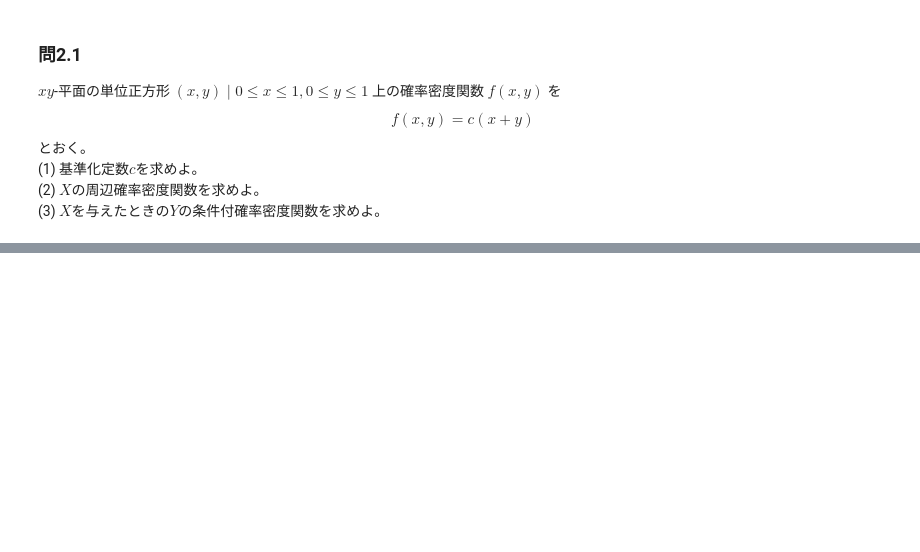
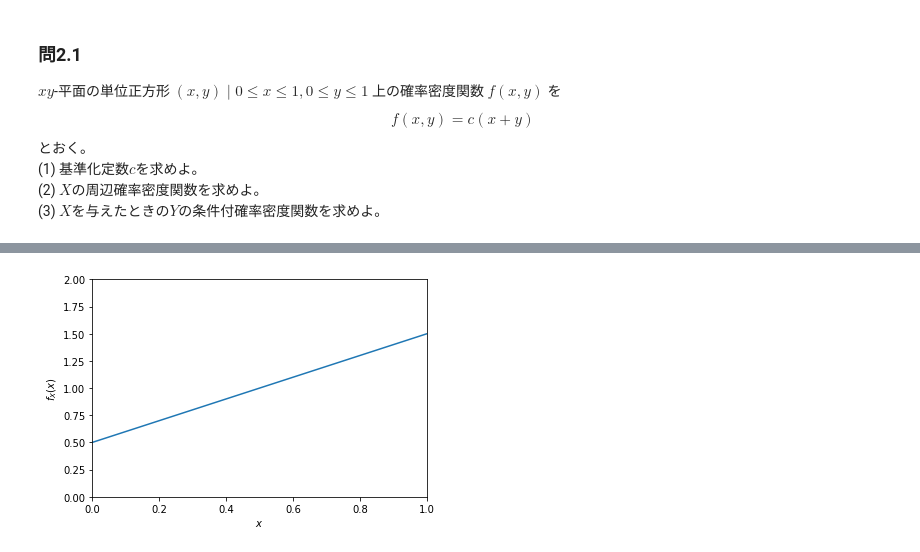
Before and after one commit to Hironobu-Kawaguchi/StatisticsWorkbook, a Jupyter notebook: statwb02.ipynb, the cells around one changed output, grey strips where cells are left out. Saved outputs shown, nothing was run; the diff lists cells and outputs as text; code cells hidden in the pictures; blank space fills up the shorter version.

```diff
--- a/statwb02.ipynb
+++ b/statwb02.ipynb
@@ -26,0 +76,9 @@ $$ f(x,y) = c(x+y) $$
+# %%
+plt.plot(X, Z.sum(axis=1)/Z.shape[1])
+plt.xlim(0,1)
+plt.ylim(0,2)
+plt.xlabel(r"$x$")
+plt.ylabel(r"$f_X(x)$")
+plt.show()
+# %% [output]
+[figure, added]
```
Also changed, not shown: parts of 5 cells of this notebook.
